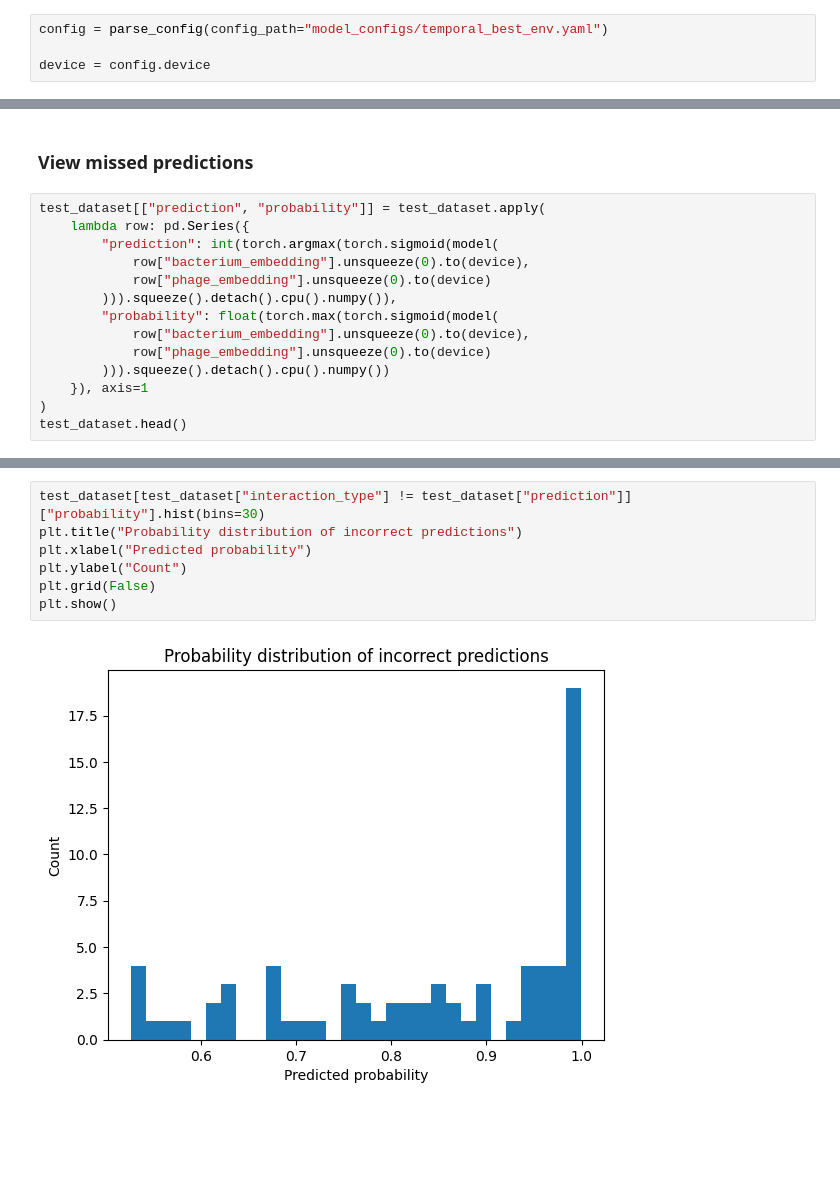
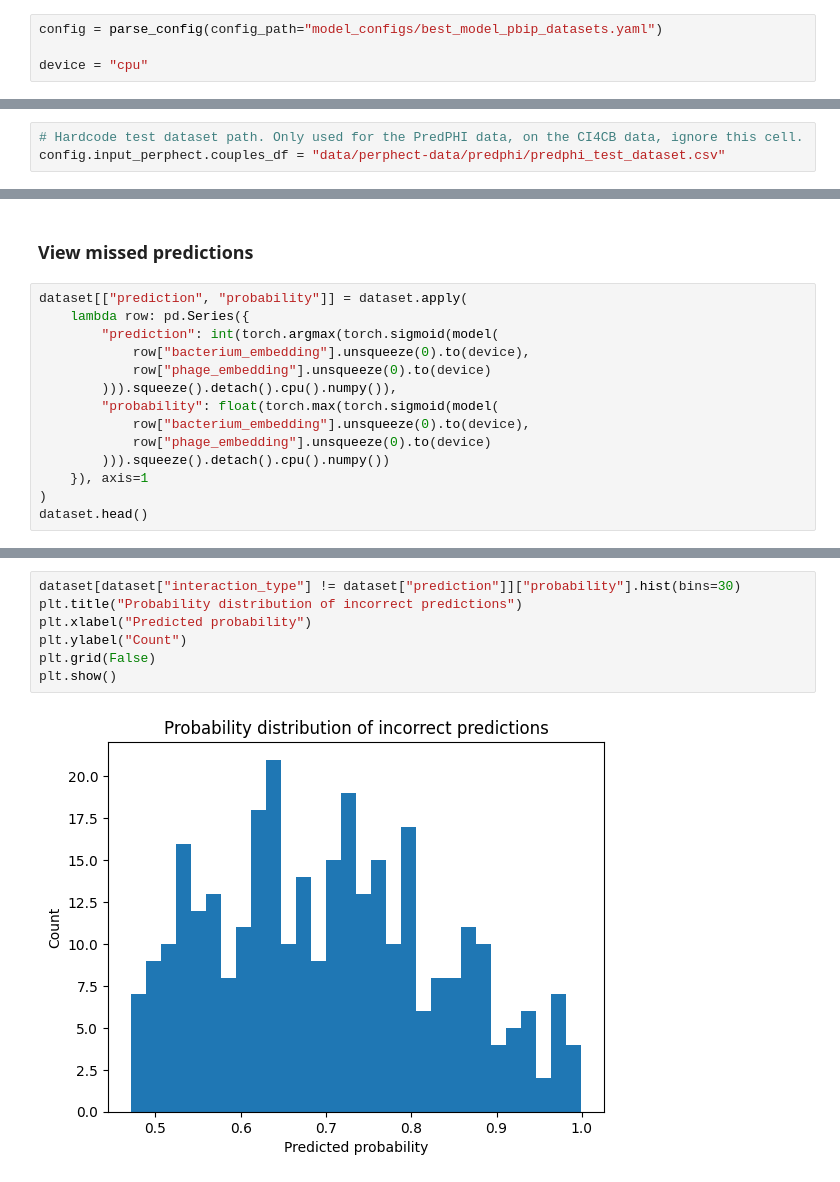
Before and after one commit to nathan-heig/FoundedPBI-code, a Jupyter notebook: analysis/model_testing.ipynb, the cells around one changed output, grey strips where cells are left out. Saved outputs shown, nothing was run; the diff lists cells and outputs as text; blank space fills up the shorter version.

```diff
--- a/analysis/model_testing.ipynb
+++ b/analysis/model_testing.ipynb
@@ -20,5 +18,5 @@ from sklearn.model_selection import train_test_split
 # %%
-config = parse_config(config_path="model_configs/temporal_best_env.yaml")
+config = parse_config(config_path="model_configs/best_model_pbip_datasets.yaml")
 
-device = config.device
+device = "cpu"
 # %% [output]
@@ -28,5 +26,8 @@ device = config.device
 # %% [markdown]
 ### Load dataset
+# %%
+# Hardcode test dataset path. Only used for the PredPHI data, on the CI4CB data, ignore this cell.
+config.input_perphect.couples_df = "data/perphect-data/predphi/predphi_test_dataset.csv"
 # %%
 # Assumming that all the embeddings have already been computed
 output_manager = H5pyEmbeddingsManager(config.embeddings_dir)
@@ -121,7 +93,7 @@ Predicted interaction probability for bacterium 5159 and phage 5314: Label 0 wit
 # %% [markdown]
 ### View missed predictions
 # %%
-test_dataset[["prediction", "probability"]] = test_dataset.apply(
+dataset[["prediction", "probability"]] = dataset.apply(
     lambda row: pd.Series({
         "prediction": int(torch.argmax(torch.sigmoid(model(
             row["bacterium_embedding"].unsqueeze(0).to(device),
@@ -133,5 +105,5 @@ test_dataset[["prediction", "probability"]] = test_dataset.apply(
         ))).squeeze().detach().cpu().numpy())
     }), axis=1
 )
-test_dataset.head()
+dataset.head()
 # %% [output]
@@ -196,10 +164,10 @@ Name: count, dtype: int64
 # %%
-test_dataset[test_dataset["interaction_type"] != test_dataset["prediction"]]["probability"].hist(bins=30)
+dataset[dataset["interaction_type"] != dataset["prediction"]]["probability"].hist(bins=30)
 plt.title("Probability distribution of incorrect predictions")
 plt.xlabel("Predicted probability")
 plt.ylabel("Count")
 plt.grid(False)
 plt.show()
 # %% [output]
-[figure, old version]
+[figure, new version]
 # %%
```
Also changed, not shown: parts of 16 cells of this notebook, 4 other files.
